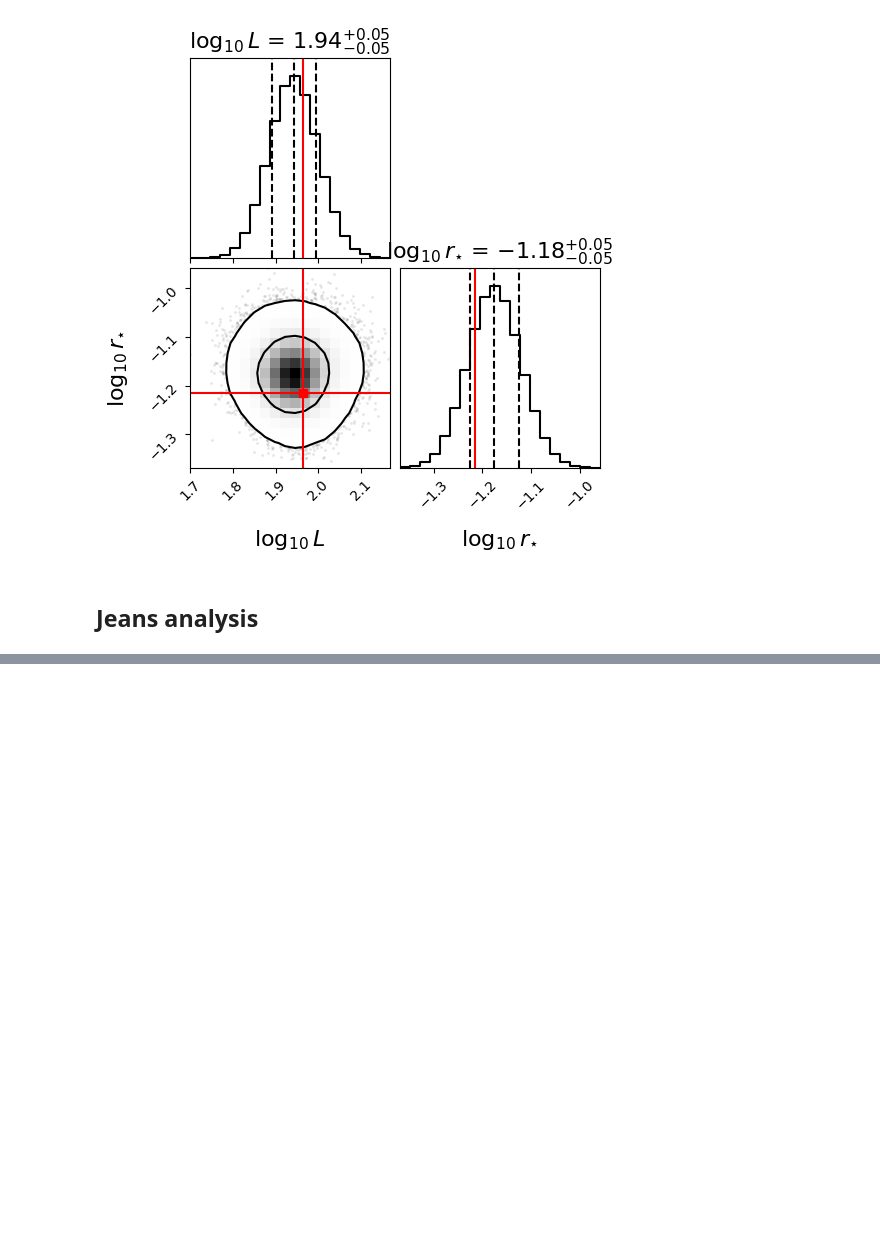
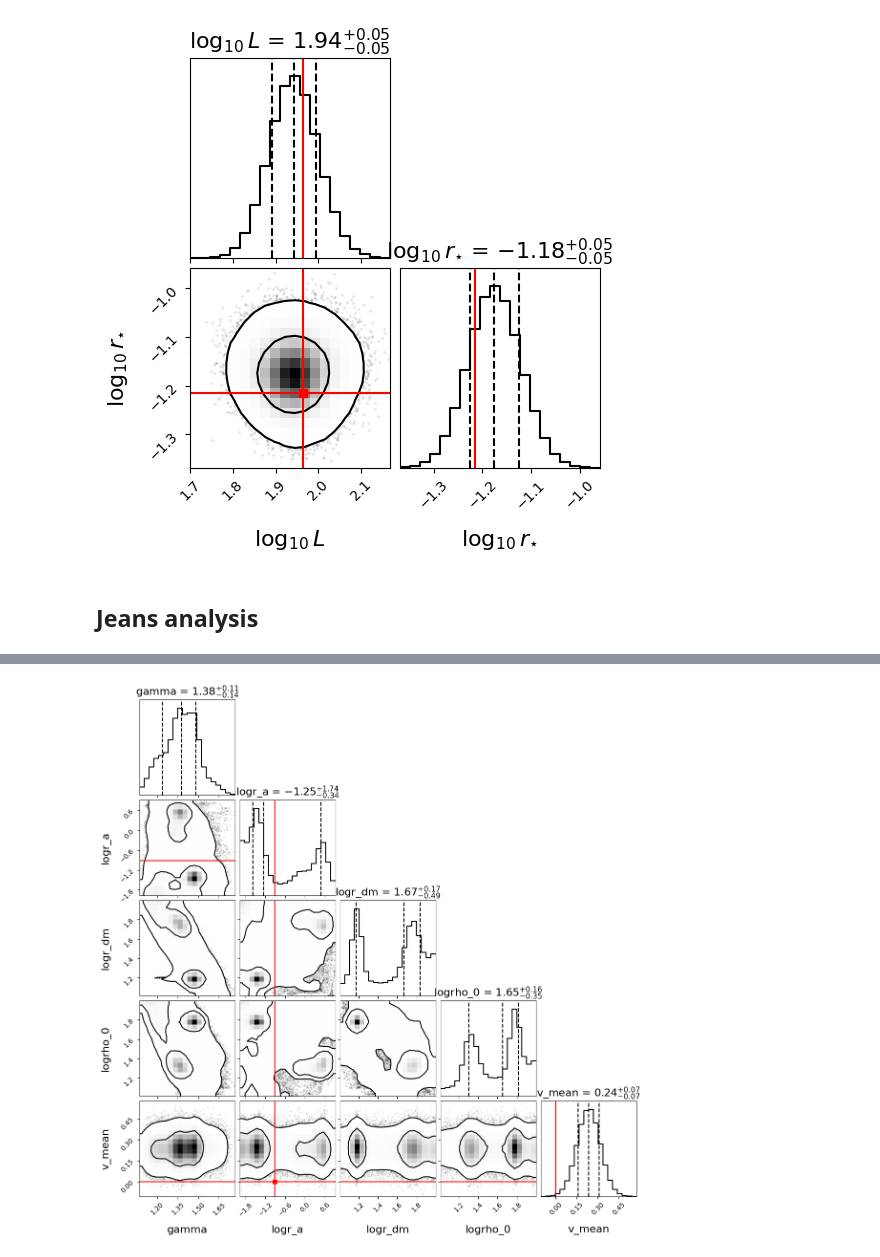
Before and after one commit to trivnguyen/JeansGNN, a Jupyter notebook: experiments/example_binned_jeans_prob_prog.ipynb, the cells around one changed output, grey strips where cells are left out. Drawn from its saved outputs; the diff is of its cells as text; code cells hidden in the pictures; blank space fills up the shorter version.

Commit message:
Fix numpyro issues

```diff
--- a/experiments/example_binned_jeans_prob_prog.ipynb
+++ b/experiments/example_binned_jeans_prob_prog.ipynb
@@ -263,7 +263,7 @@ def get_posterior_samples(rng_key=jax.random.PRNGKey(1), num_samples=50_000):
     posterior_dict = guide.sample_posterior(rng_key=rng_key, params=svi_results.params, sample_shape=(num_samples,))
     return posterior_dict
 
-posterior_dict = get_posterior_samples(num_samples=50_000)
+posterior_dict_lp = get_posterior_samples(num_samples=50_000)
 # %%
 import corner
 
@@ -469,7 +480,0 @@ def log_likelihood_aux(logrho_0, logr_dm, gamma):
-# %%
-def model():
-    logrho_0 = numpyro.sample("logrho_0", dist.Uniform(min_logrho_0, max_logrho_0))
-    logr_dm = numpyro.sample("logr_dm", dist.Uniform(min_logr_dm, max_logr_dm))
-    gamma = numpyro.sample("gamma", dist.Uniform(min_gamma, max_gamma))
-    loglike = log_likelihood_aux(logrho_0, logr_dm, gamma)
-    return numpyro.factor('log_like', loglike)
@@ -484,25 +511,14 @@ svi_results = svi.run(rng_key, 10_000)
 # %%
-kernel = NUTS(model, max_tree_depth=4, dense_mass=False, step_size=1e-2)
-mcmc = MCMC(kernel, num_warmup=100, num_samples=20_000, num_chains=4, chain_method='vectorized')
+kernel = NUTS(model, max_tree_depth=6, dense_mass=False)
+mcmc = MCMC(kernel, num_warmup=1000, num_samples=20_000, num_chains=4, chain_method='vectorized')
 mcmc.run(rng_key)
-# %%
-labels = [r"$\log r_{\rm dm}$", r"$\gamma$", r"$\log \rho_0$"]
-truths = (
-    truth_parameters['dm_log_r_dm'], truth_parameters['dm_gamma'],
-    truth_parameters['dm_log_rho_0'],
-)
-
-# Plot all chains
-plot_args = dict(
-    truth_color='red', truth_alpha=0.5, truth_kwargs={'linewidth': 2},
-    label_kwargs={'fontsize': 16}, title_kwargs={'fontsize': 16},
-    show_titles=True, levels=[0.68, 0.98], smooth=0.8, smooth1d=1.0, quantiles=[0.16, 0.5, 0.84],
-    labels=labels,
-    range = ((-3, 3), (-2, 2), (4, 8)),
-    plot_datapoints=True,
-)
-
-figure = corner.corner(
-    samples, truths=truths, **plot_args
-)
-plt.show(block=False)
+# %%
+posterior_dict = mcmc.get_samples()
+
+labels = ['gamma', 'logr_a', 'logr_dm', 'logrho_0', 'v_mean']
+labels_truth = ['dm_gamma', 'df_log_r_a', 'dm_log_r_dm', 'dm_log_rho_0']
+samples = np.array([posterior_dict[label] for label in labels]).T
+truths = np.array([truth_parameters[label] for label in labels_truth] + [0.]).T
+corner.corner(samples, truths=truths,  **plot_args);
+# %% [output]
+[figure, added]
```
Also changed, not shown: parts of 8 cells of this notebook, 2 other files.
